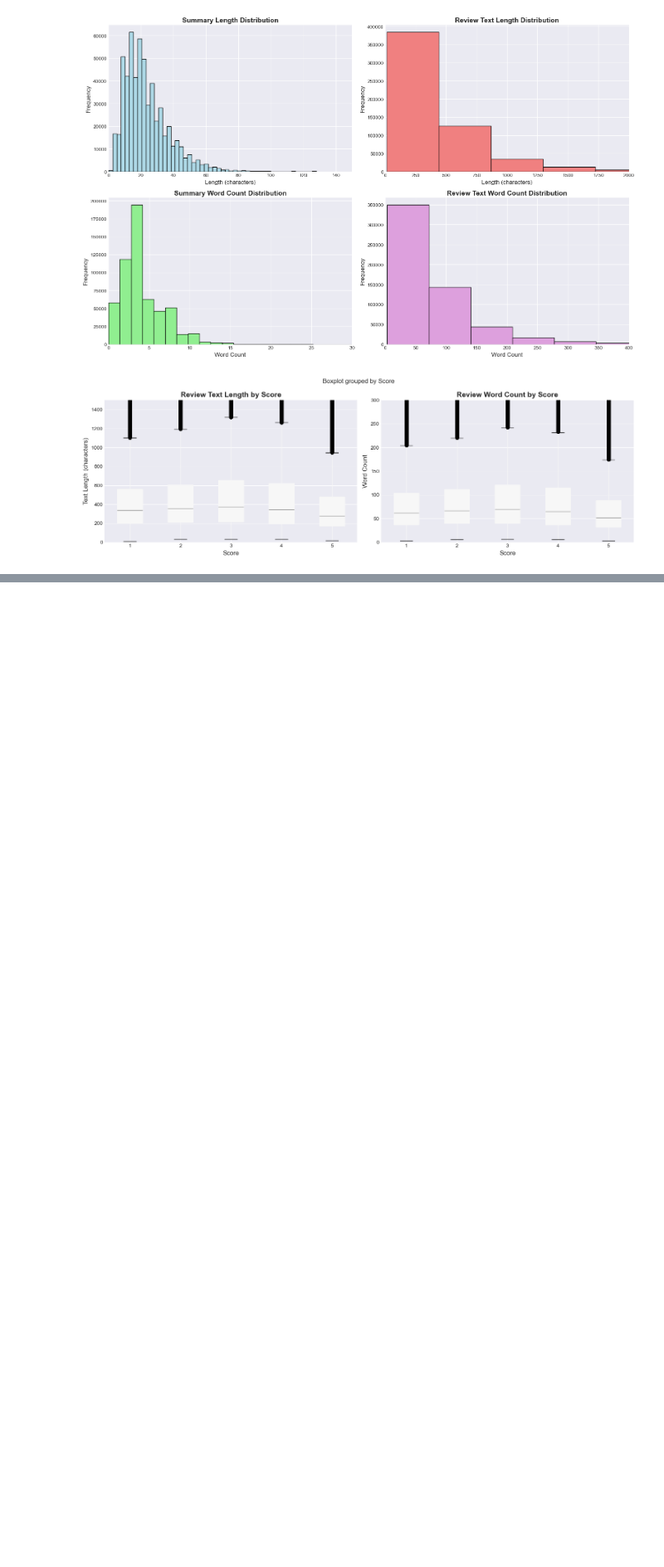
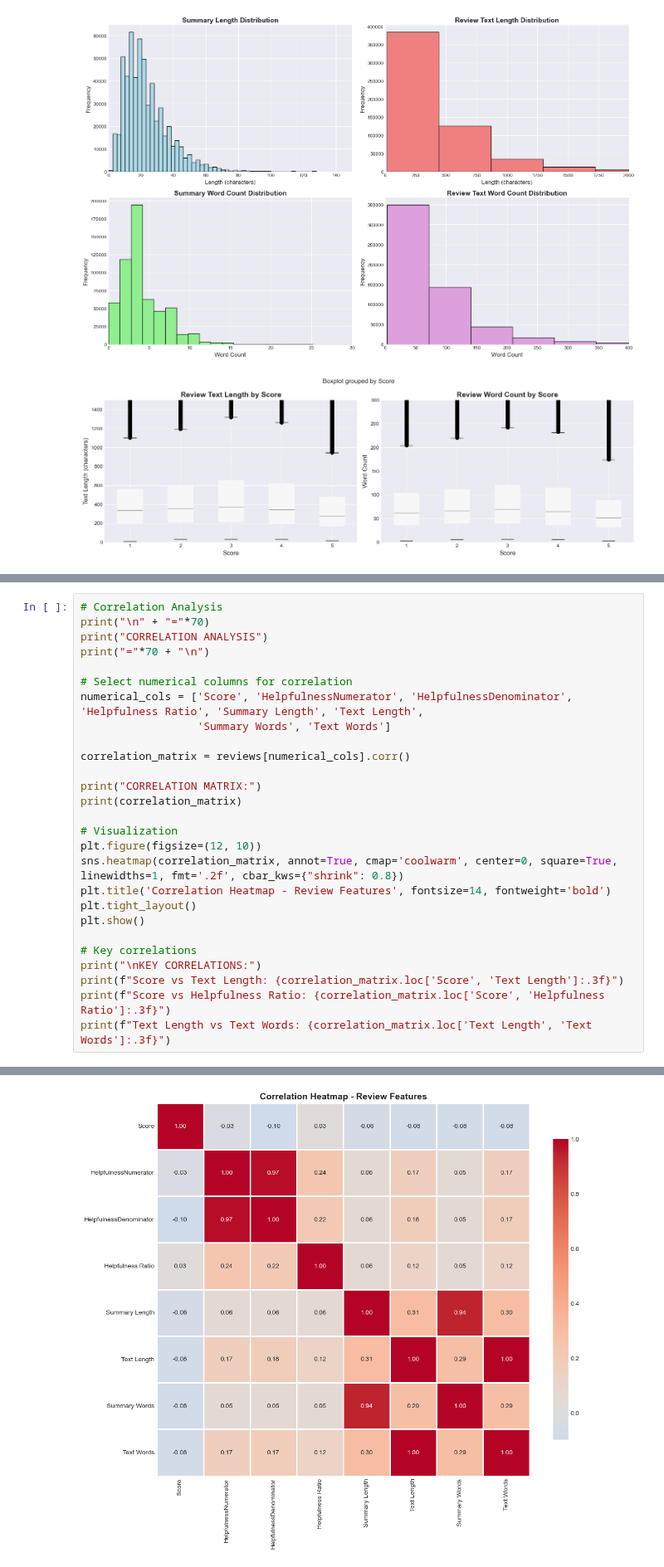
Before and after one commit to HoodaVishal/Intelligent-Customer-Support-System, a Jupyter notebook: notebooks/01_Data_Exploration.ipynb, the cells around one changed output, grey strips where cells are left out. Shown at 83% size. Drawn from its saved outputs; the diff is of its cells as text; blank space fills up the shorter version.

```diff
--- a/notebooks/01_Data_Exploration.ipynb
+++ b/notebooks/01_Data_Exploration.ipynb
@@ -2164,0 +2379,28 @@ The candy is just red , No flavor . Just  plan and chewy .  I would never buy th
+# %%
+# Correlation Analysis
+print("\n" + "="*70)
+print("CORRELATION ANALYSIS")
+print("="*70 + "\n")
+
+# Select numerical columns for correlation
+numerical_cols = ['Score', 'HelpfulnessNumerator', 'HelpfulnessDenominator', 'Helpfulness Ratio', 'Summary Length', 'Text Length',
+                  'Summary Words', 'Text Words']
+
+correlation_matrix = reviews[numerical_cols].corr()
+
+print("CORRELATION MATRIX:")
+print(correlation_matrix)
+
+# Visualization
+plt.figure(figsize=(12, 10))
+sns.heatmap(correlation_matrix, annot=True, cmap='coolwarm', center=0, square=True, linewidths=1, fmt='.2f', cbar_kws={"shrink": 0.8})
+plt.title('Correlation Heatmap - Review Features', fontsize=14, fontweight='bold')
+plt.tight_layout()
+plt.show()
+
+# Key correlations
+print("\nKEY CORRELATIONS:")
+print(f"Score vs Text Length: {correlation_matrix.loc['Score', 'Text Length']:.3f}")
+print(f"Score vs Helpfulness Ratio: {correlation_matrix.loc['Score', 'Helpfulness Ratio']:.3f}")
+print(f"Text Length vs Text Words: {correlation_matrix.loc['Text Length', 'Text Words']:.3f}")
+# %% [output]
@@ -2164,0 +2424 @@ The candy is just red , No flavor . Just  plan and chewy .  I would never buy th
+[figure, added]
```
Also changed, not shown: parts of 7 cells of this notebook.
